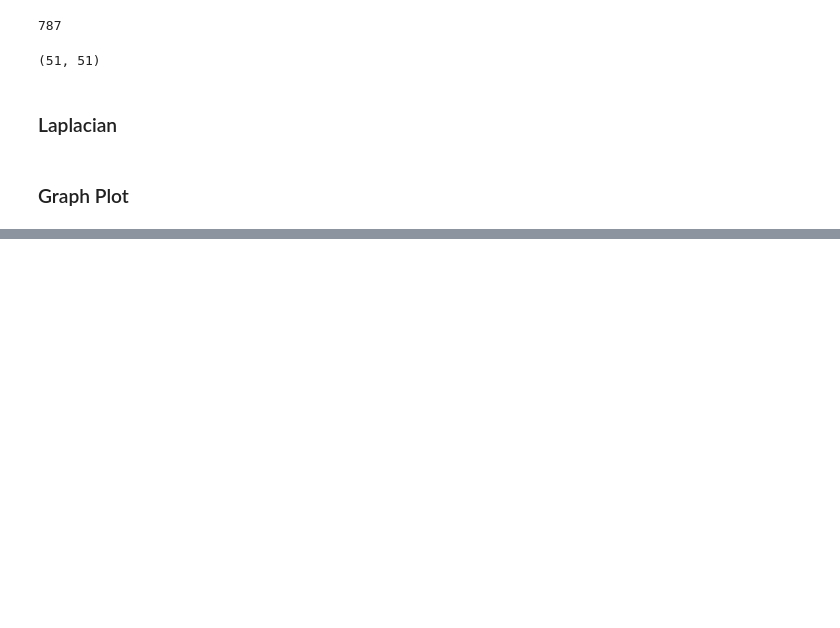
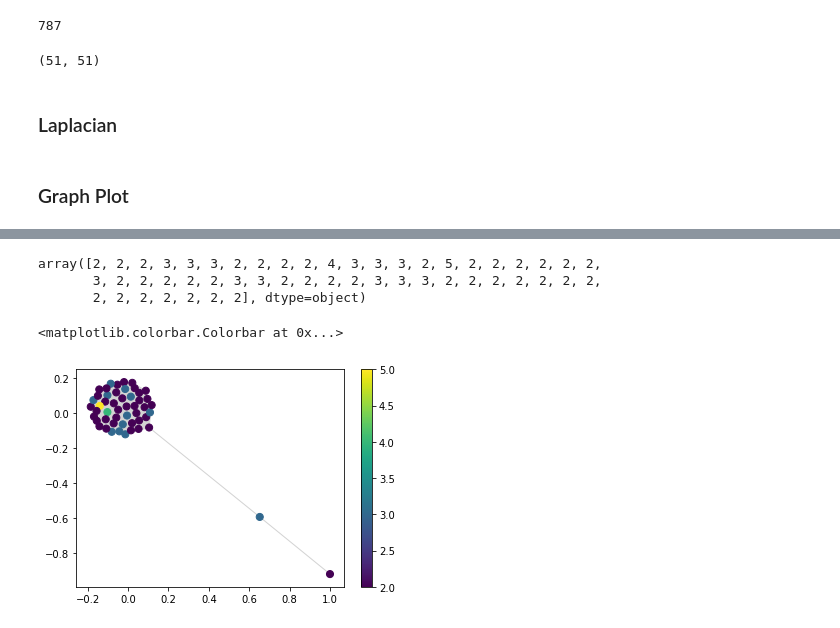
Before and after one commit to AminMekacher/ntds_project, a Jupyter notebook: Attacks.ipynb, the cells around one changed output, grey strips where cells are left out. Saved outputs shown, nothing was run; the diff lists cells and outputs as text; code cells hidden in the pictures; blank space fills up the shorter version.

```diff
--- a/Attacks.ipynb
+++ b/Attacks.ipynb
@@ -119,0 +109,4 @@ nx.draw_shell(GG)
+# %%
+labels_giant = labels[giant.nodes]
+sorted(giant.nodes)
+labels_giant
@@ -119,0 +125,22 @@ nx.draw_shell(GG)
+# %%
+labels_giant[labels_giant == 'Arson'] = 1
+labels_giant[labels_giant == 'Bombing'] = 2
+labels_giant[labels_giant == 'Weapon_Attack'] = 3
+labels_giant[labels_giant == 'other_attack'] = 4
+labels_giant[labels_giant == 'Kidnapping'] = 5
+# %%
+labels_giant
+# %% [output]
+array([2, 2, 2, 3, 3, 3, 2, 2, 2, 2, 4, 3, 3, 3, 2, 5, 2, 2, 2, 2, 2, 2,
+       3, 2, 2, 2, 2, 2, 3, 3, 2, 2, 2, 2, 3, 3, 3, 2, 2, 2, 2, 2, 2, 2,
+       2, 2, 2, 2, 2, 2, 2], dtype=object)
+# %%
+graph = nx.from_scipy_sparse_matrix(scipy.sparse.csr_matrix(giant_component))
+coords = nx.spring_layout(graph)
+
+im = nx.draw_networkx_nodes(graph, coords, node_size=50, node_color=labels_giant, edge_labels=labels_giant)
+nx.draw_networkx_edges(graph, coords, edge_color='lightgray')
+plt.colorbar(im)
+# %% [output]
+<matplotlib.colorbar.Colorbar at 0x...>
+[figure, added]
```
Also changed, not shown: parts of 15 cells of this notebook, 1 other file.
